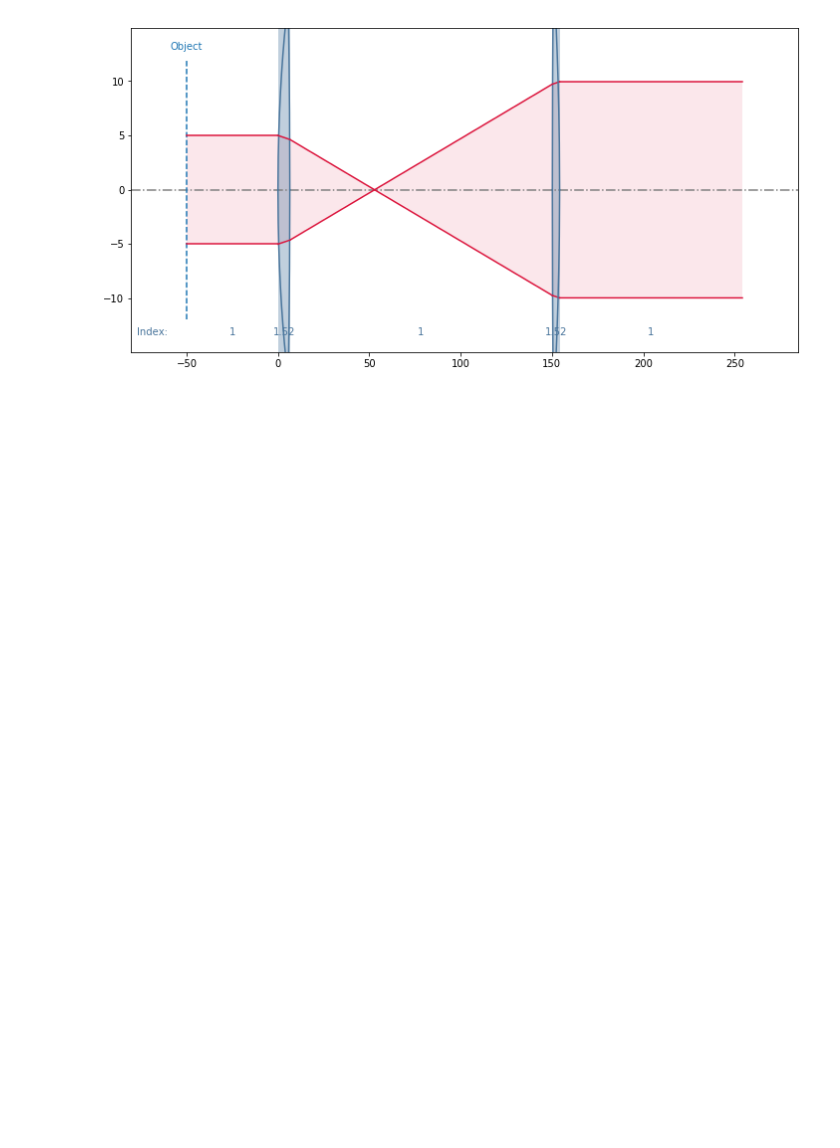
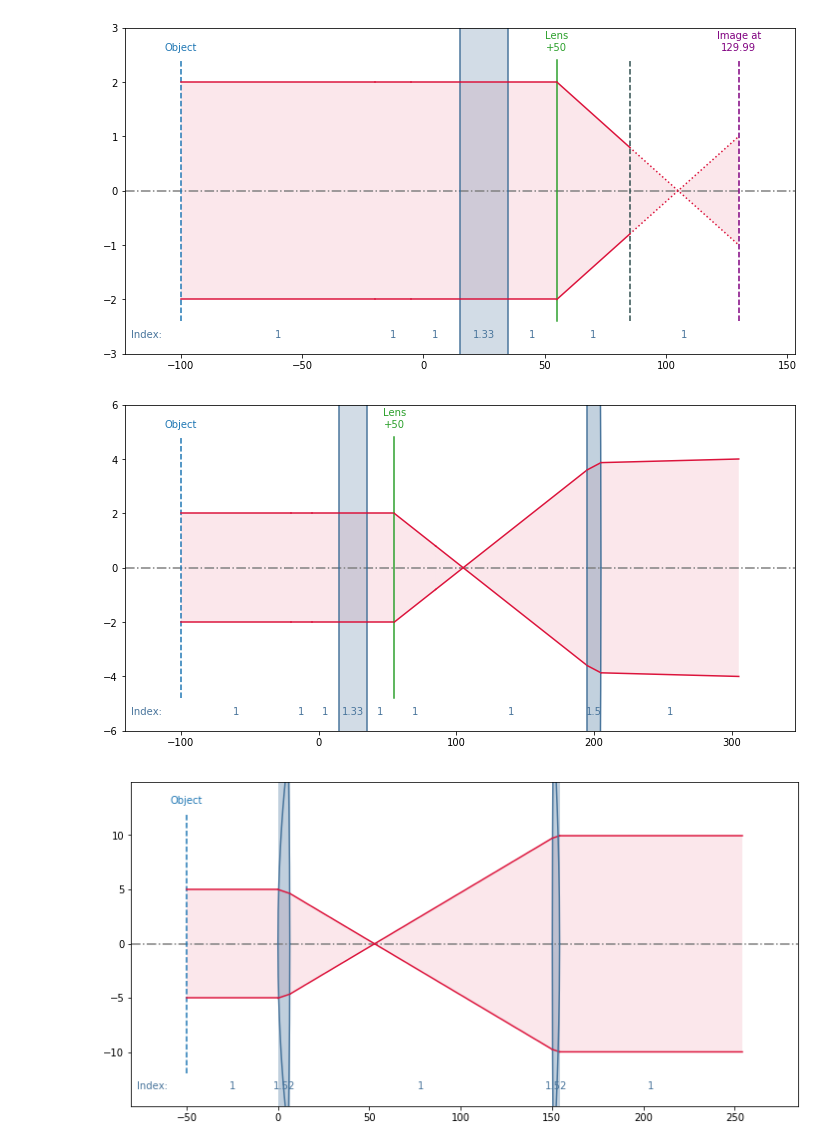
Before and after one commit to VincentLeroux/Laser, a Jupyter notebook: abcd_example.ipynb, the cells around one changed output. Saved outputs shown, nothing was run; the diff lists cells and outputs as text; code cells hidden in the pictures; blank space fills up the shorter version.

Commit message:
Add options to remove elements from beampath or add a beampath

```diff
--- a/abcd_example.ipynb
+++ b/abcd_example.ipynb
@@ -34,3 +34,28 @@ bp.plot()
+# %%
+# Edit the beam path after it was built
+
+# Edit the object
+bp.edit_object(radius = 2, angle=0, position = -100)
+# Remove first thicklens
+bp.remove_element([2,4])
+# Remove last element
+bp.pop()
+# Replot
+bp.plot()
+
+# Add a beampath
+bp_add = Beampath()
+bp_add.add_freespace(110)
+bp_add.add_thicklens(1.5, 10, np.inf, -50)
+bp_add.add_freespace(100)
+bp.extend(bp_add)
+# Remove the image from the calculations
+bp.remove_image()
+# replot
+bp.plot()
+# %% [output]
+[figure, added]
+[figure, added]
 # %%
 # Telescope built from Thorlabs LBF254-050-A and Thorlabs LBF254-100-A
 
```
Also changed, not shown: parts of 2 cells of this notebook, 3 other files.
